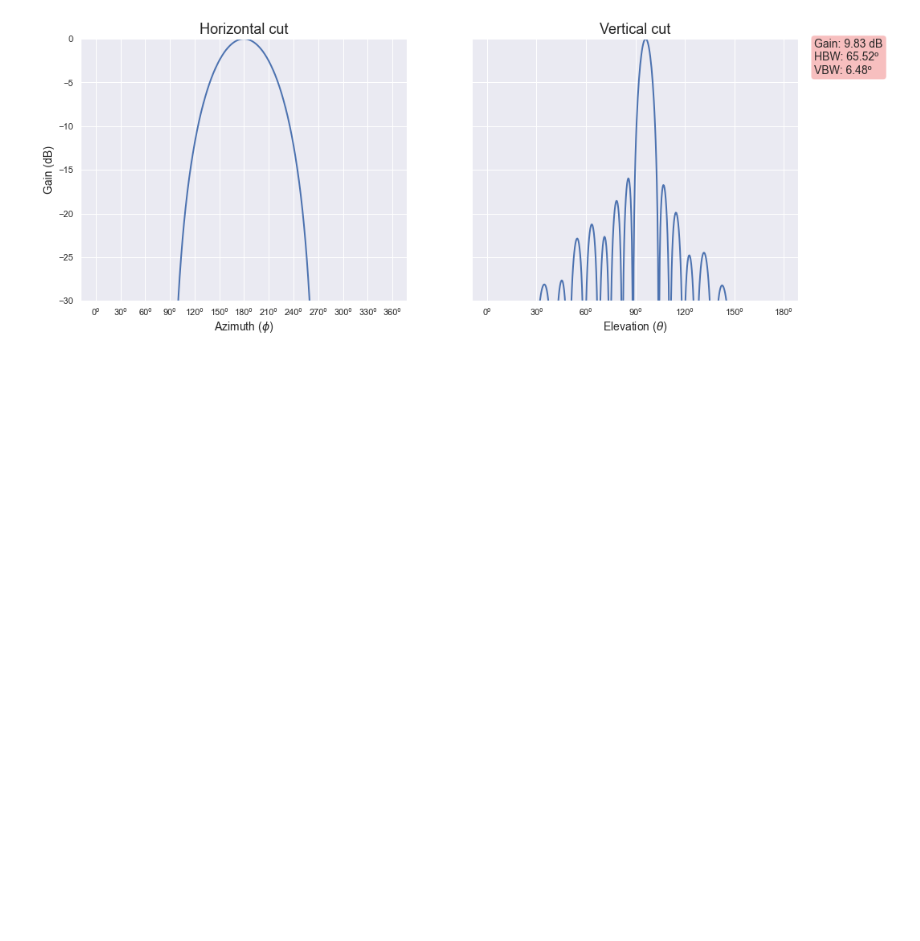
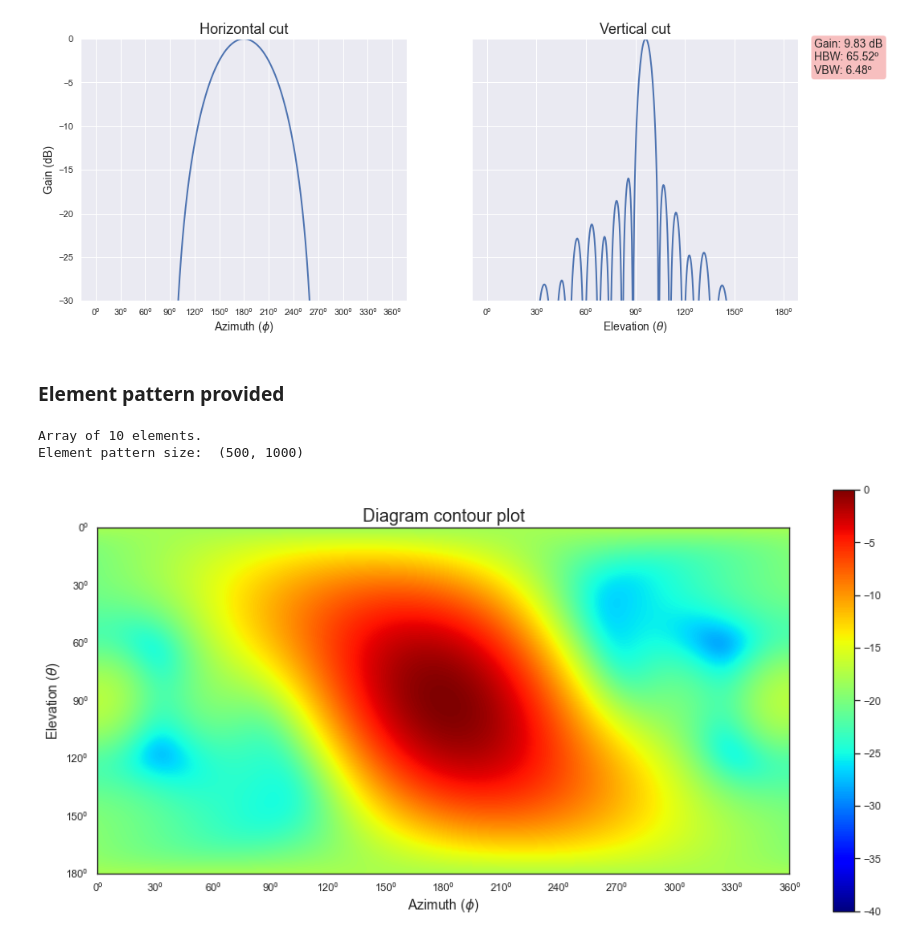
Before and after one commit to gvillalba86/PatternCalculator, a Jupyter notebook: arrayExample.ipynb, the cells around one changed output. Saved outputs shown, nothing was run; the diff lists cells and outputs as text; code cells hidden in the pictures; blank space fills up the shorter version.

Commit message:
Added custom pattern use

```diff
--- a/arrayExample.ipynb
+++ b/arrayExample.ipynb
@@ -79,3 +81,18 @@ plotCuts(array1.arrayPattern(2.69e9), normalize=True)
 plotCuts(array1.arrayPattern(2e9), normalize=True)
 # %% [output]
 [figure]
+# %% [markdown]
+### Element pattern provided
+# %%
+# Create Array object
+array2 = Array(elements, eleData[:,:,0])
+print(array2)
+print('Element pattern size: ', array2.elePattern.shape)
+# %% [output]
+Array of 10 elements.
+Element pattern size:  (500, 1000)
+# %%
+# Plots pattern
+plotHM(array2.elePattern)
+# %% [output]
+[figure, added]
```
Also changed, not shown: parts of 7 cells of this notebook, 2 other files.
